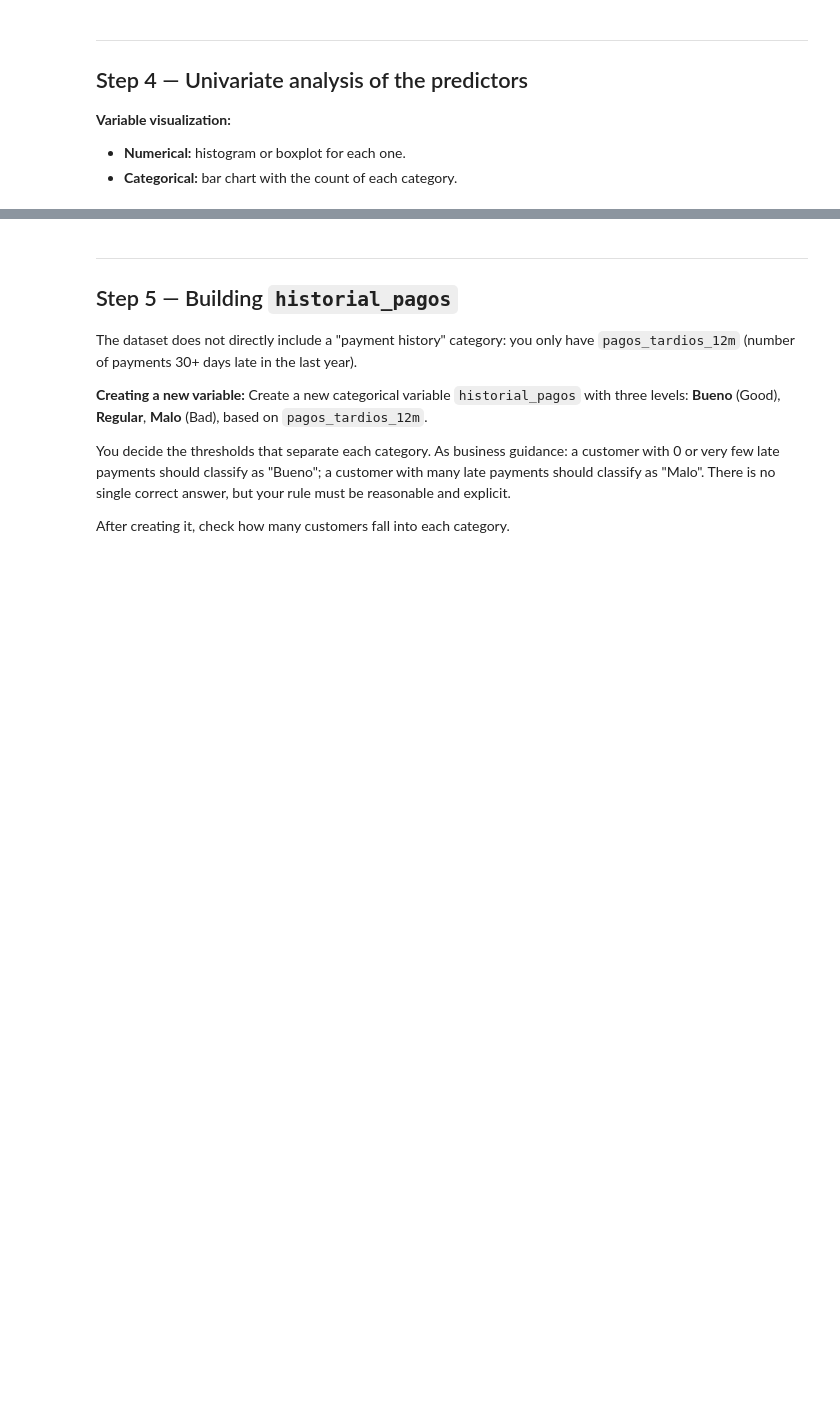
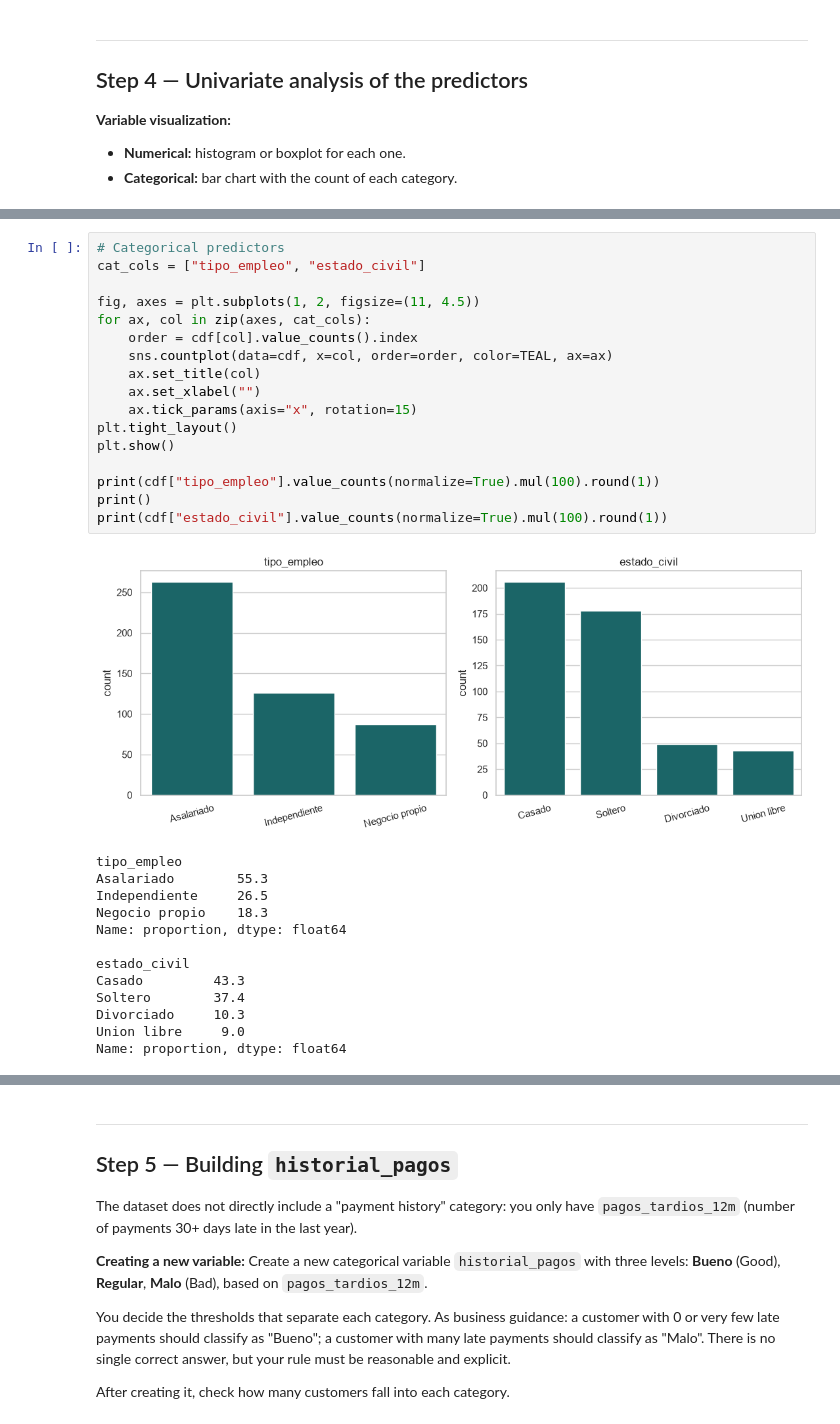
Before and after one commit to RemiH06/AdR, a Jupyter notebook: Tareas/HW3_EDA_Customer_Credit.ipynb, the cells around one changed output, grey strips where cells are left out. Cells and saved outputs as stored; diff of their text form; blank space fills up the shorter version.

```diff
--- a/Tareas/HW3_EDA_Customer_Credit.ipynb
+++ b/Tareas/HW3_EDA_Customer_Credit.ipynb
@@ -297,0 +390,31 @@ there dominant categories?
+# %%
+# Categorical predictors
+cat_cols = ["tipo_empleo", "estado_civil"]
+
+fig, axes = plt.subplots(1, 2, figsize=(11, 4.5))
+for ax, col in zip(axes, cat_cols):
+    order = cdf[col].value_counts().index
+    sns.countplot(data=cdf, x=col, order=order, color=TEAL, ax=ax)
+    ax.set_title(col)
+    ax.set_xlabel("")
+    ax.tick_params(axis="x", rotation=15)
+plt.tight_layout()
+plt.show()
+
+print(cdf["tipo_empleo"].value_counts(normalize=True).mul(100).round(1))
+print()
+print(cdf["estado_civil"].value_counts(normalize=True).mul(100).round(1))
+# %% [output]
+[figure, added]
+tipo_empleo
+Asalariado        55.3
+Independiente     26.5
+Negocio propio    18.3
+Name: proportion, dtype: float64
+
+estado_civil
+Casado         43.3
+Soltero        37.4
+Divorciado     10.3
+Union libre     9.0
+Name: proportion, dtype: float64
```
Also changed, not shown: parts of 22 cells of this notebook, 2 other files.
